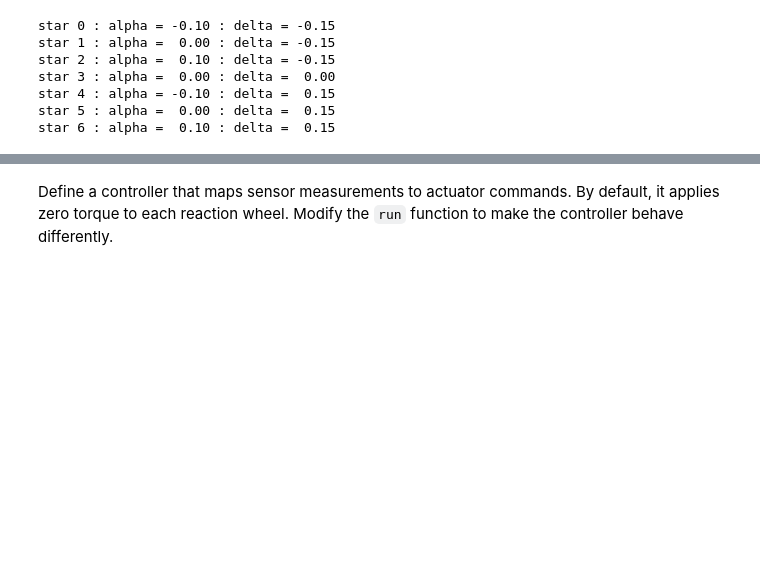
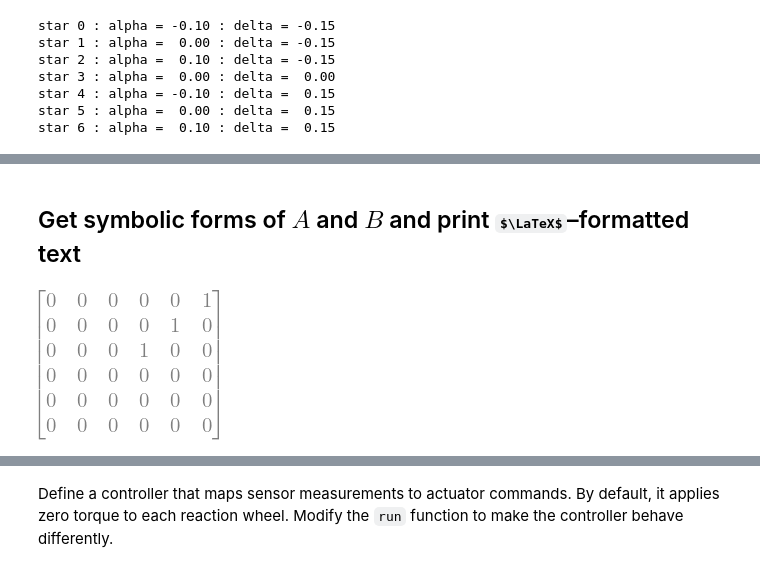
Before and after one commit to pdt4/ae353-DP3-spacecraft, a Jupyter notebook: SpacecraftDemo-Template.ipynb, the cells around one changed output, grey strips where cells are left out. Saved outputs shown, nothing was run; the diff lists cells and outputs as text; code cells hidden in the pictures; some formulas as TeX source; blank space fills up the shorter version.

```diff
--- a/SpacecraftDemo-Template.ipynb
+++ b/SpacecraftDemo-Template.ipynb
@@ -210,0 +167,25 @@ def get_model(
+# %%
+psi_e = 0
+theta_e = 0
+phi_e = 0
+w_x_e = 0
+w_y_e = 0
+w_z_e = 0
+tau_1_e = 0
+tau_2_e = 0
+tau_3_e = 0
+tau_4_e = 0
+
+eq = {psi: psi_e,
+      theta: theta_e,
+      phi: phi_e,
+      w_x: w_x_e,
+      w_y: w_y_e,
+      w_z: w_z_e,
+      tau_1: tau_1_e,
+      tau_2: tau_2_e,
+      tau_3: tau_3_e,
+      tau_4: tau_4_e,
+     }
+
+f.subs(eq)
@@ -210,0 +194,13 @@ def get_model(
+# %% [markdown]
+## Get symbolic forms of $A$ and $B$ and print $\LaTeX$–formatted text
+# %%
+from sympy.physics import mechanics
+mechanics.init_vprinting()
+
+A_sym = f.jacobian([psi, theta, phi, w_x, w_y, w_z]).subs(eq)
+B_sym = f.jacobian([tau_1, tau_2, tau_3, tau_4]).subs(eq)
+# %%
+A_sym
+# print(f'{mechanics.mlatex(A_sym.subs(eq))}')
+# %% [output]
+[figure, added]
```
Also changed, not shown: parts of 18 cells of this notebook.
